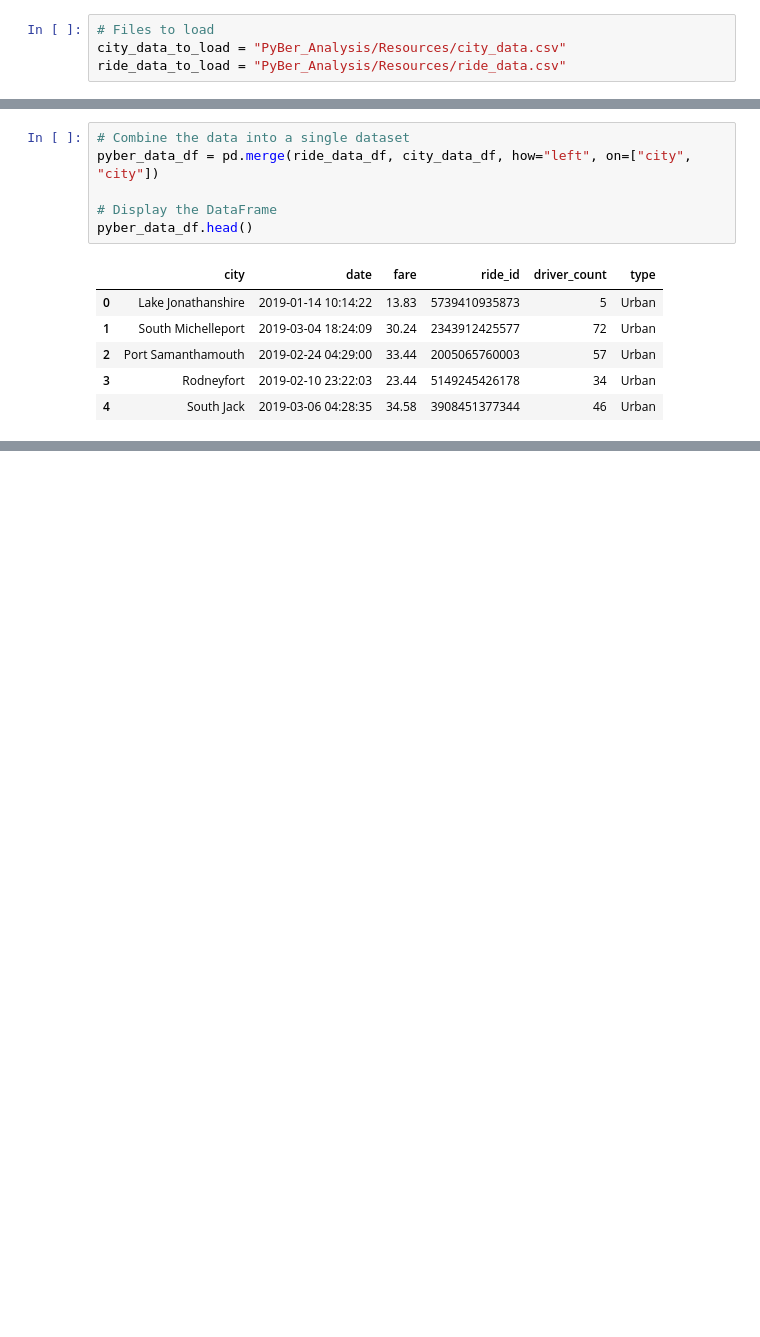
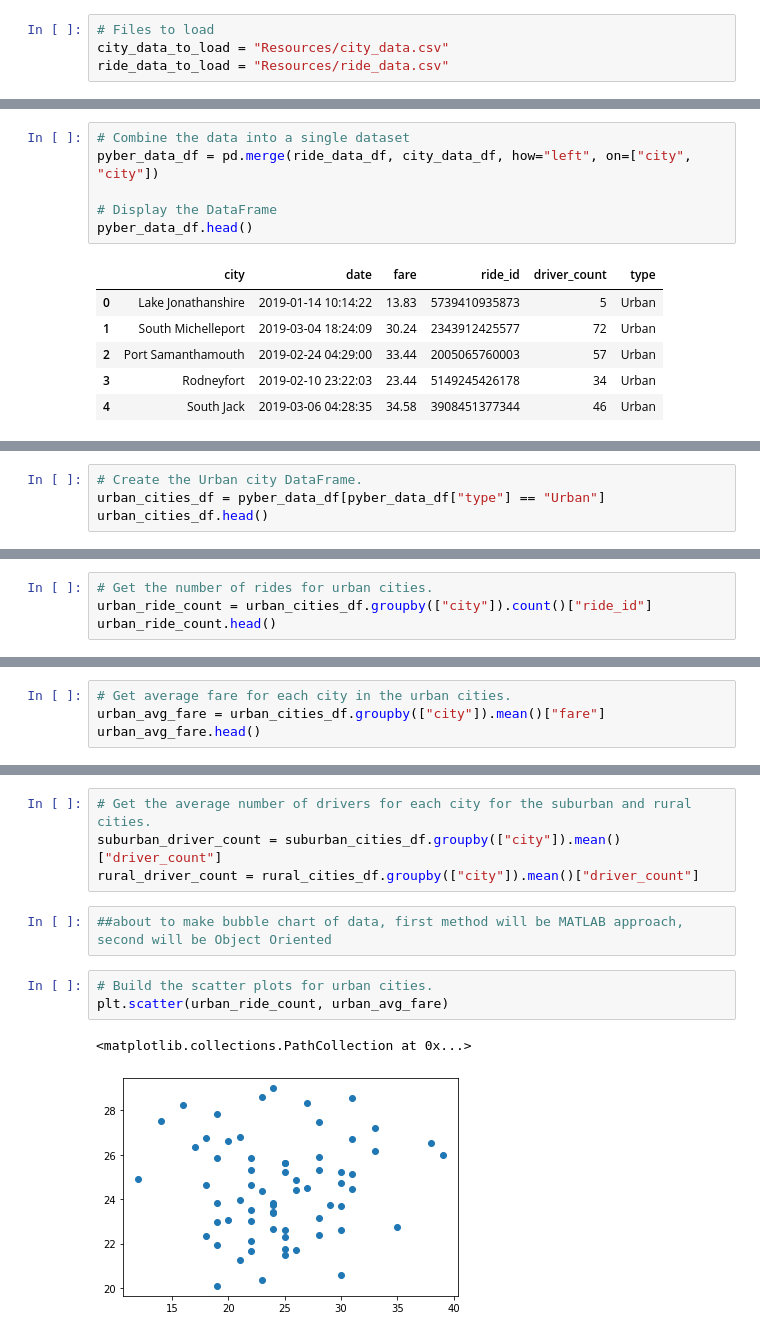
Before and after one commit to BPeaver/PyBer_Analysis, a Jupyter notebook: PyBer.ipynb, the cells around one changed output, grey strips where cells are left out. Drawn from its saved outputs; the diff is of its cells as text; blank space fills up the shorter version.

Commit message:
created bubble chart for ride sharing data

```diff
--- a/PyBer.ipynb
+++ b/PyBer.ipynb
@@ -6,8 +6,8 @@ import matplotlib.pyplot as plt
 import pandas as pd
 # %%
 # Files to load
-city_data_to_load = "PyBer_Analysis/Resources/city_data.csv"
-ride_data_to_load = "PyBer_Analysis/Resources/ride_data.csv"
+city_data_to_load = "Resources/city_data.csv"
+ride_data_to_load = "Resources/ride_data.csv"
 # %%
 # Read the city data file and store it in a pandas DataFrame.
 city_data_df = pd.read_csv(city_data_to_load)
@@ -116,0 +128,4 @@ pyber_data_df.head()
+# %%
+# Create the Urban city DataFrame.
+urban_cities_df = pyber_data_df[pyber_data_df["type"] == "Urban"]
+urban_cities_df.head()
@@ -116,0 +143,4 @@ pyber_data_df.head()
+# %%
+# Get the number of rides for urban cities.
+urban_ride_count = urban_cities_df.groupby(["city"]).count()["ride_id"]
+urban_ride_count.head()
@@ -116,0 +160,4 @@ pyber_data_df.head()
+# %%
+# Get average fare for each city in the urban cities.
+urban_avg_fare = urban_cities_df.groupby(["city"]).mean()["fare"]
+urban_avg_fare.head()
@@ -116,0 +188,12 @@ pyber_data_df.head()
+# %%
+# Get the average number of drivers for each city for the suburban and rural cities.
+suburban_driver_count = suburban_cities_df.groupby(["city"]).mean()["driver_count"]
+rural_driver_count = rural_cities_df.groupby(["city"]).mean()["driver_count"]
+# %%
+##about to make bubble chart of data, first method will be MATLAB approach, second will be Object Oriented
+# %%
+# Build the scatter plots for urban cities.
+plt.scatter(urban_ride_count, urban_avg_fare)
+# %% [output]
+<matplotlib.collections.PathCollection at 0x...>
+[figure, added]
```
Also changed, not shown: parts of 14 cells of this notebook, 2 other files.
